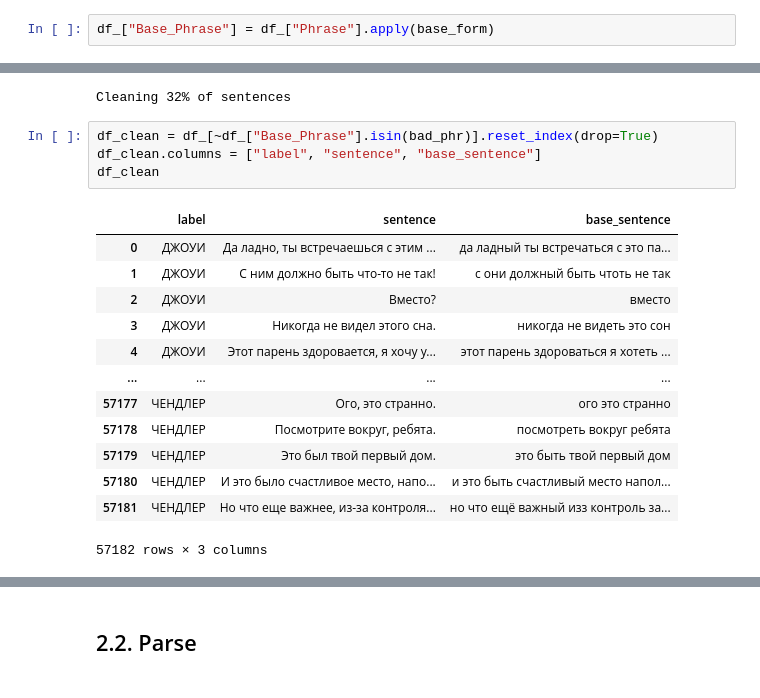
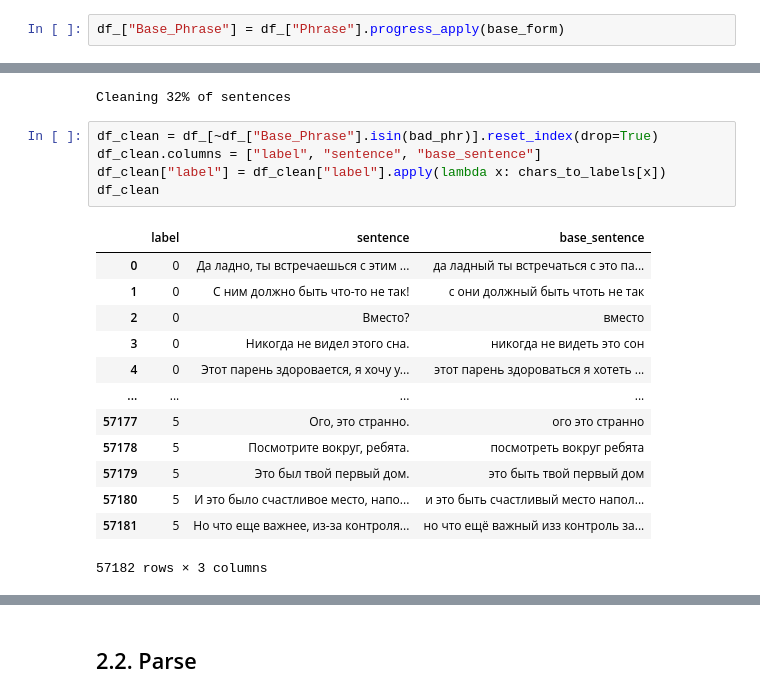
Before and after one commit to Alenush/style_transfer_sirius2021summer, a Jupyter notebook: utils/[Sergey+Polina]_Classification.ipynb, the cells around one changed output, grey strips where cells are left out. Cells and saved outputs as stored; diff of their text form.

```diff
--- a/utils/[Sergey_Polina]_Classification.ipynb
+++ b/utils/[Sergey+Polina]_Classification.ipynb
@@ -280,7 +287,7 @@ base_form(text)
 # %% [output]
 'я доктор нейрохирург ваш сестра'
 # %%
-df_["Base_Phrase"] = df_["Phrase"].apply(base_form)
+df_["Base_Phrase"] = df_["Phrase"].progress_apply(base_form)
 # %%
 df_
 # %% [output]
@@ -458,18 +465,19 @@ Cleaning 32% of sentences
 # %%
 df_clean = df_[~df_["Base_Phrase"].isin(bad_phr)].reset_index(drop=True)
 df_clean.columns = ["label", "sentence", "base_sentence"]
+df_clean["label"] = df_clean["label"].apply(lambda x: chars_to_labels[x])
 df_clean
 # %% [output]
 |  | label | sentence | base_sentence |
-| 0 | ДЖОУИ | Да ладно, ты встречаешься с этим ... | да ладный ты встречаться с это па... |
-| 1 | ДЖОУИ | С ним должно быть что-то не так! | с они должный быть чтоть не так |
-| 2 | ДЖОУИ | Вместо? | вместо |
-| 3 | ДЖОУИ | Никогда не видел этого сна. | никогда не видеть это сон |
-| 4 | ДЖОУИ | Этот парень здоровается, я хочу у... | этот парень здороваться я хотеть ... |
+| 0 | 0 | Да ладно, ты встречаешься с этим ... | да ладный ты встречаться с это па... |
+| 1 | 0 | С ним должно быть что-то не так! | с они должный быть чтоть не так |
+| 2 | 0 | Вместо? | вместо |
+| 3 | 0 | Никогда не видел этого сна. | никогда не видеть это сон |
+| 4 | 0 | Этот парень здоровается, я хочу у... | этот парень здороваться я хотеть ... |
 | ... | ... | ... | ... |
-| 57177 | ЧЕНДЛЕР | Ого, это странно. | ого это странно |
-| 57178 | ЧЕНДЛЕР | Посмотрите вокруг, ребята. | посмотреть вокруг ребята |
-| 57179 | ЧЕНДЛЕР | Это был твой первый дом. | это быть твой первый дом |
-| 57180 | ЧЕНДЛЕР | И это было счастливое место, напо... | и это быть счастливый место напол... |
-| 57181 | ЧЕНДЛЕР | Но что еще важнее, из-за контроля... | но что ещё важный изз контроль за... |
+| 57177 | 5 | Ого, это странно. | ого это странно |
+| 57178 | 5 | Посмотрите вокруг, ребята. | посмотреть вокруг ребята |
+| 57179 | 5 | Это был твой первый дом. | это быть твой первый дом |
+| 57180 | 5 | И это было счастливое место, напо... | и это быть счастливый место напол... |
+| 57181 | 5 | Но что еще важнее, из-за контроля... | но что ещё важный изз контроль за... |
 57182 rows × 3 columns
```
Also changed, not shown: parts of 16 cells of this notebook.
